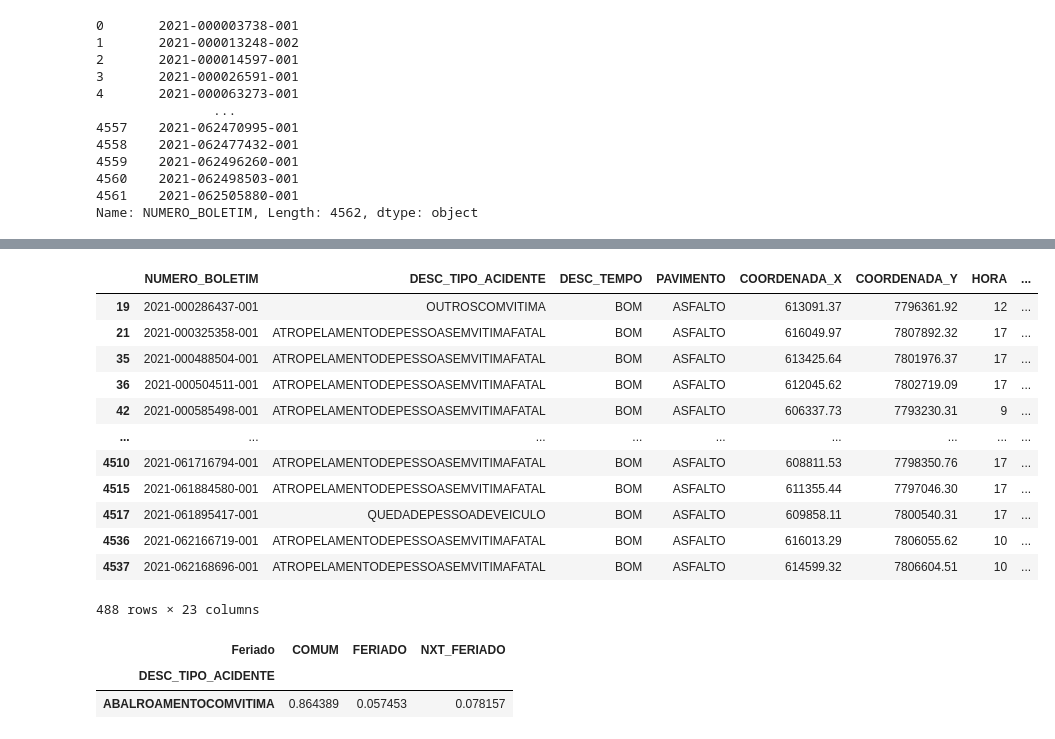
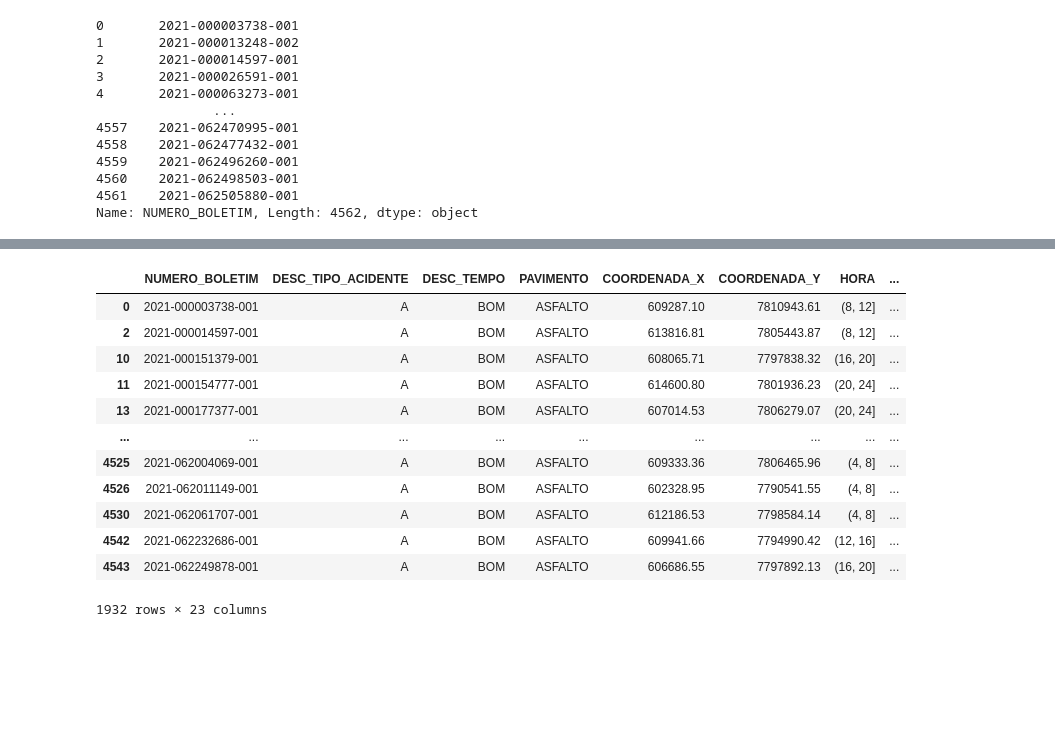
Before and after one commit to yasserbt1/cluster-acidentes-transito-bh, a Jupyter notebook: clusteracidentes.ipynb, the cells around one changed output, grey strips where cells are left out. Cells and saved outputs as stored; diff of their text form; code cells hidden in the pictures; blank space fills up the shorter version.

```diff
--- a/clusteracidentes.ipynb
+++ b/clusteracidentes.ipynb
@@ -1421,5 +1507,5 @@ KMeans(n_clusters=7)
 # %%
-hierarquico = AgglomerativeClustering(n_clusters=7, linkage="ward")
+hierarquico = AgglomerativeClustering(n_clusters=6, linkage="ward")
 # %%
 hierarquico.fit(dff_scaler)
 # %% [output]
@@ -1427,5 +1513,5 @@ AgglomerativeClustering(n_clusters=7)
 # %%
-dbscan = DBSCAN(eps=1, min_samples=100)
+dbscan = DBSCAN(eps=0.5, min_samples=50)
 # %%
 dbscan.fit(dff_scaler)
 # %% [output]
@@ -1583,3 +1672,5 @@ dfbkup
 # %%
 # ANALISANDO CLUSTERS
 df1 = df1[df1['COORDENADA_X'] != 0.00]
+# %%
+dffinal['HORA'] = classehora2['HORA']
@@ -1586,3 +1690,14 @@ df1 = df1[df1['COORDENADA_X'] != 0.00]
+# %%
+## SUBSTITUIÇÃO DOS NOMES DOS TIPOS DE ACIDENTES PARA FICAR MAIS FACIL A VISUALIZAÇÃO NOS GRAFICOS. FAZER LEGENDAS
+dffinal['DESC_TIPO_ACIDENTE'].replace('ABALROAMENTOCOMVITIMA', 'A', inplace=True)
+dffinal['DESC_TIPO_ACIDENTE'].replace('CHOQUEMECANICOCOMVITIMA', 'B', inplace=True)
+dffinal['DESC_TIPO_ACIDENTE'].replace('COLISAODEVEICULOSCOMVITIMA', 'C', inplace=True)
+dffinal['DESC_TIPO_ACIDENTE'].replace('ATROPELAMENTODEPESSOASEMVITIMAFATAL', 'D', inplace=True)
+dffinal['DESC_TIPO_ACIDENTE'].replace('CAPOTAMENTO/TOMBAMENTOCOMVITIMA', 'E', inplace=True)
+dffinal['DESC_TIPO_ACIDENTE'].replace('QUEDADEPESSOADEVEICULO', 'F', inplace=True)
+dffinal['DESC_TIPO_ACIDENTE'].replace('OUTROSCOMVITIMA', 'G', inplace=True)
+dffinal['DESC_TIPO_ACIDENTE'].replace('ATROPELAMENTODEANIMALCOMVITIMA', 'H', inplace=True)
+dffinal['DESC_TIPO_ACIDENTE'].replace('QUEDADEVEICULOCOMVITIMA', 'I', inplace=True)
 # %%
 dfKM0 = dffinal[dffinal['KMeans'] == 0]
 dfKM1 = dffinal[dffinal['KMeans'] == 1]
@@ -1681,22 +1823,16 @@ Name: DESC_TIPO_ACIDENTE, dtype: int64
 # %%
-dfKM1
+dfKM5
 # %% [output]
 |  | NUMERO_BOLETIM | DESC_TIPO_ACIDENTE | DESC_TEMPO | PAVIMENTO | COORDENADA_X | COORDENADA_Y | HORA | ... |
-| 19 | 2021-000286437-001 | OUTROSCOMVITIMA | BOM | ASFALTO | 613091.37 | 7796361.92 | 12 | ... |
-| 21 | 2021-000325358-001 | ATROPELAMENTODEPESSOASEMVITIMAFATAL | BOM | ASFALTO | 616049.97 | 7807892.32 | 17 | ... |
-| 35 | 2021-000488504-001 | ATROPELAMENTODEPESSOASEMVITIMAFATAL | BOM | ASFALTO | 613425.64 | 7801976.37 | 17 | ... |
-| 36 | 2021-000504511-001 | ATROPELAMENTODEPESSOASEMVITIMAFATAL | BOM | ASFALTO | 612045.62 | 7802719.09 | 17 | ... |
-| 42 | 2021-000585498-001 | ATROPELAMENTODEPESSOASEMVITIMAFATAL | BOM | ASFALTO | 606337.73 | 7793230.31 | 9 | ... |
+| 0 | 2021-000003738-001 | A | BOM | ASFALTO | 609287.10 | 7810943.61 | (8, 12] | ... |
+| 2 | 2021-000014597-001 | A | BOM | ASFALTO | 613816.81 | 7805443.87 | (8, 12] | ... |
+| 10 | 2021-000151379-001 | A | BOM | ASFALTO | 608065.71 | 7797838.32 | (16, 20] | ... |
+| 11 | 2021-000154777-001 | A | BOM | ASFALTO | 614600.80 | 7801936.23 | (20, 24] | ... |
+| 13 | 2021-000177377-001 | A | BOM | ASFALTO | 607014.53 | 7806279.07 | (20, 24] | ... |
 | ... | ... | ... | ... | ... | ... | ... | ... | ... |
-| 4510 | 2021-061716794-001 | ATROPELAMENTODEPESSOASEMVITIMAFATAL | BOM | ASFALTO | 608811.53 | 7798350.76 | 17 | ... |
-| 4515 | 2021-061884580-001 | ATROPELAMENTODEPESSOASEMVITIMAFATAL | BOM | ASFALTO | 611355.44 | 7797046.30 | 17 | ... |
-| 4517 | 2021-061895417-001 | QUEDADEPESSOADEVEICULO | BOM | ASFALTO | 609858.11 | 7800540.31 | 17 | ... |
-| 4536 | 2021-062166719-001 | ATROPELAMENTODEPESSOASEMVITIMAFATAL | BOM | ASFALTO | 616013.29 | 7806055.62 | 10 | ... |
-| 4537 | 2021-062168696-001 | ATROPELAMENTODEPESSOASEMVITIMAFATAL | BOM | ASFALTO | 614599.32 | 7806604.51 | 10 | ... |
+| 4525 | 2021-062004069-001 | A | BOM | ASFALTO | 609333.36 | 7806465.96 | (4, 8] | ... |
+| 4526 | 2021-062011149-001 | A | BOM | ASFALTO | 602328.95 | 7790541.55 | (4, 8] | ... |
+| 4530 | 2021-062061707-001 | A | BOM | ASFALTO | 612186.53 | 7798584.14 | (4, 8] | ... |
+| 4542 | 2021-062232686-001 | A | BOM | ASFALTO | 609941.66 | 7794990.42 | (12, 16] | ... |
+| 4543 | 2021-062249878-001 | A | BOM | ASFALTO | 606686.55 | 7797892.13 | (16, 20] | ... |
-488 rows × 23 columns
+1932 rows × 23 columns
-# %%
-pd.crosstab(dfKM0['DESC_TIPO_ACIDENTE'], dfKM0['Feriado'], normalize=True)
-# %% [output]
-| Feriado | COMUM | FERIADO | NXT_FERIADO |
-| DESC_TIPO_ACIDENTE |  |  |  |
-| ABALROAMENTOCOMVITIMA | 0.864389 | 0.057453 | 0.078157 |
```
Also changed, not shown: parts of 106 cells of this notebook, 8 other files.
